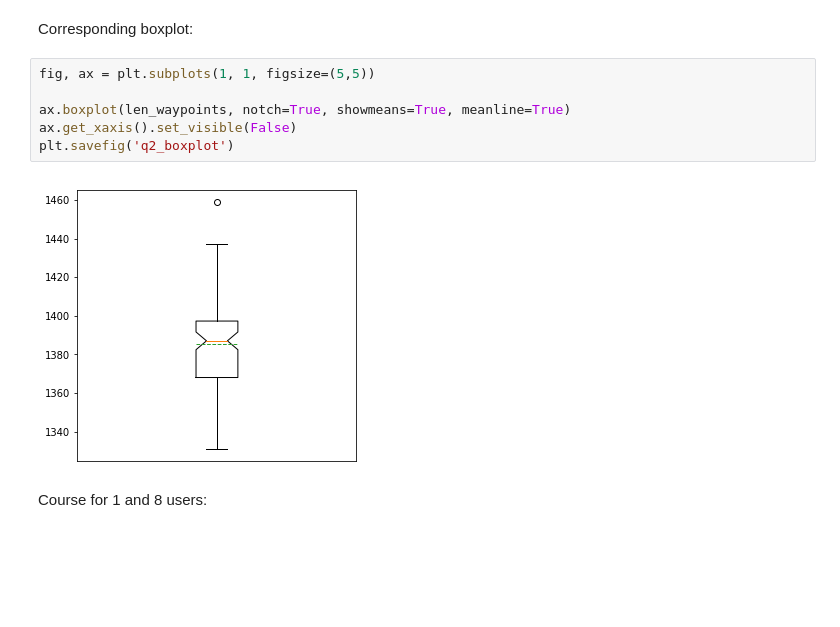
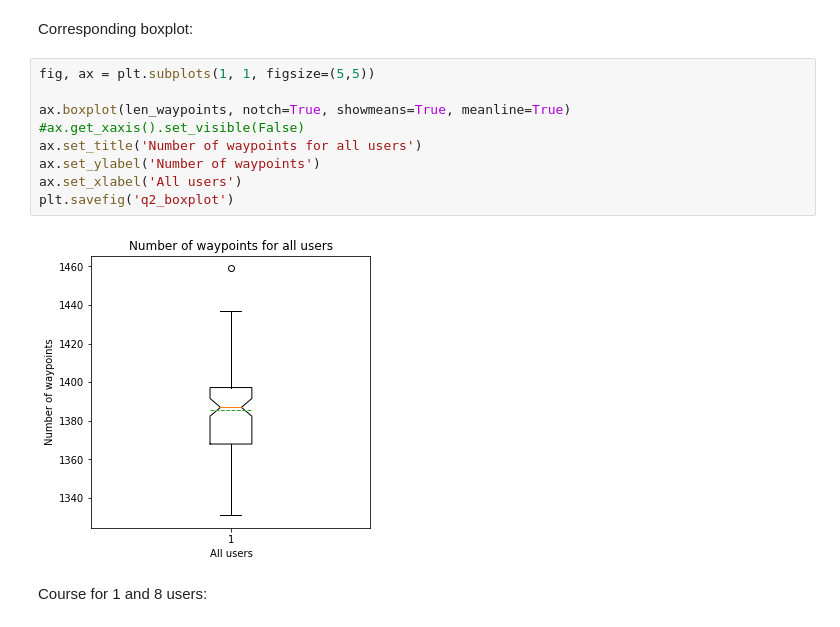
Before and after one commit to joelmfonseca/COM-503, a Jupyter notebook: hw2/hw2_q2_q3_q4.ipynb, the cells around one changed output. Drawn from its saved outputs; the diff is of its cells as text; blank space fills up the shorter version.

Commit message:
added labels + title to boxplot

```diff
--- a/hw2/hw2_q2_q3_q4.ipynb
+++ b/hw2/hw2_q2_q3_q4.ipynb
@@ -82,11 +82,14 @@ Corresponding boxplot:
 # %%
 fig, ax = plt.subplots(1, 1, figsize=(5,5))
 
 ax.boxplot(len_waypoints, notch=True, showmeans=True, meanline=True)
-ax.get_xaxis().set_visible(False)
+#ax.get_xaxis().set_visible(False)
+ax.set_title('Number of waypoints for all users')
+ax.set_ylabel('Number of waypoints')
+ax.set_xlabel('All users')
 plt.savefig('q2_boxplot')
 # %% [output]
-[figure, old version]
+[figure, new version]
 # %% [markdown]
 Course for 1 and 8 users:
 # %%
```
Also changed, not shown: parts of 1 cell of this notebook, 1 other file.
